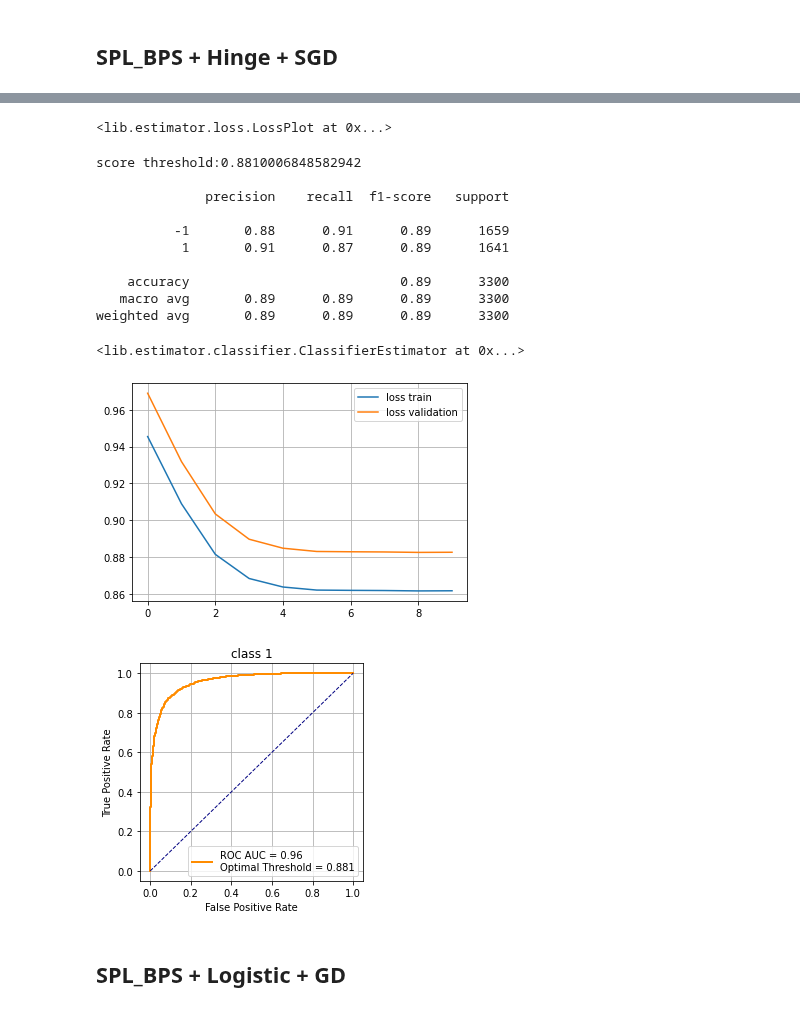
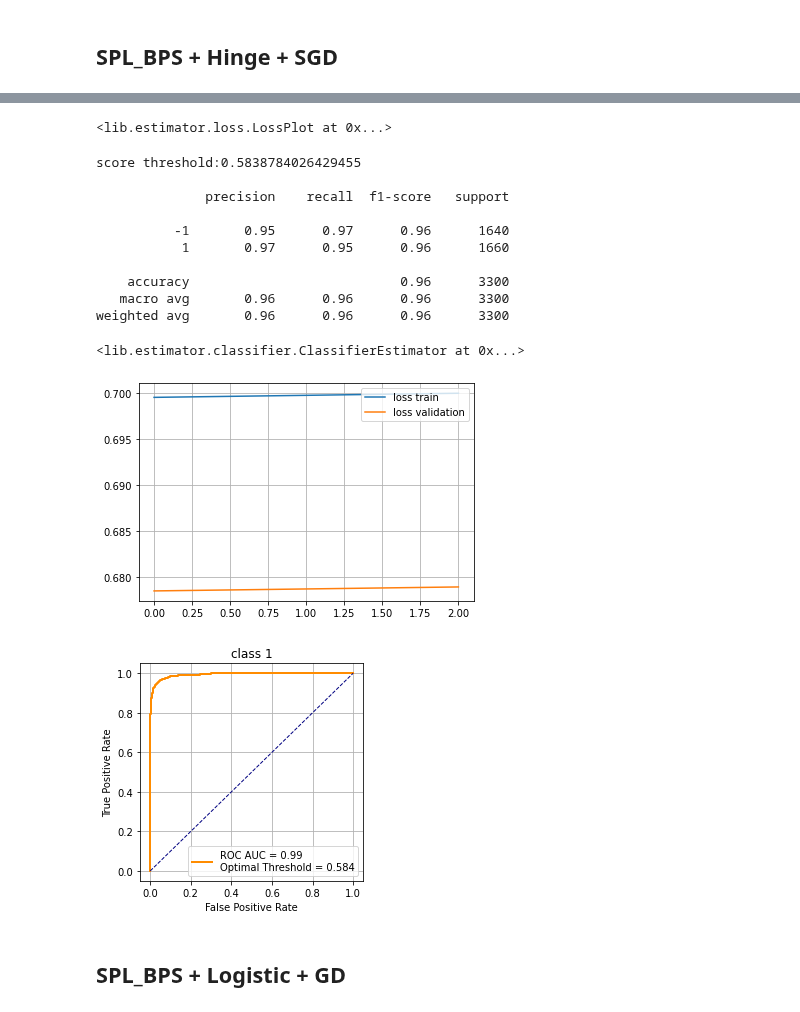
Before and after one commit to mechanoid5/ml_lib, a Jupyter notebook: classifier_bin.ipynb, the cells around one changed output, grey strips where cells are left out. Cells and saved outputs as stored; diff of their text form; code cells hidden in the pictures.

```diff
--- a/classifier_bin.ipynb
+++ b/classifier_bin.ipynb
@@ -258,7 +258,7 @@ from lib.optimizer.breaker import GrowthBreaking # прерывание при
 model = SGD(
     loss=loss_train,
     loss_val=loss_val,
-    lra=ConstLRA(.1),
+    lra=ConstLRA(.00001),
     breaker_val=[GrowthBreaking(),]
 ).fit(
     data_train=[X_train,y_train],
@@ -289,17 +289,17 @@ ClassifierEstimator(model).estimate(X_test,y_test)
 <lib.estimator.loss.LossPlot at 0x...>
-score threshold:0.8810006848582942
+score threshold:0.5838784026429455
 
               precision    recall  f1-score   support
 
-          -1       0.88      0.91      0.89      1659
-           1       0.91      0.87      0.89      1641
+          -1       0.95      0.97      0.96      1640
+           1       0.97      0.95      0.96      1660
 
-    accuracy                           0.89      3300
-   macro avg       0.89      0.89      0.89      3300
-weighted avg       0.89      0.89      0.89      3300
+    accuracy                           0.96      3300
+   macro avg       0.96      0.96      0.96      3300
+weighted avg       0.96      0.96      0.96      3300
 <lib.estimator.classifier.ClassifierEstimator at 0x...>
-[figure, old version]
+[figure, new version]
-[figure, old version]
+[figure, new version]
 # %% [markdown]
 ## SPL_BPS + Logistic + GD
 # %%
```
Also changed, not shown: parts of 13 cells of this notebook, 3 other files.
